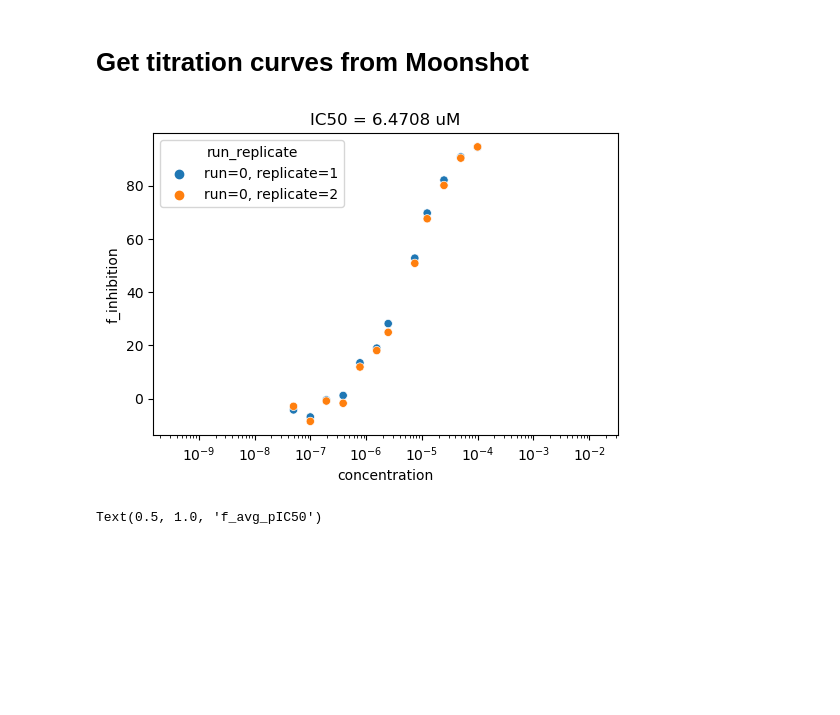
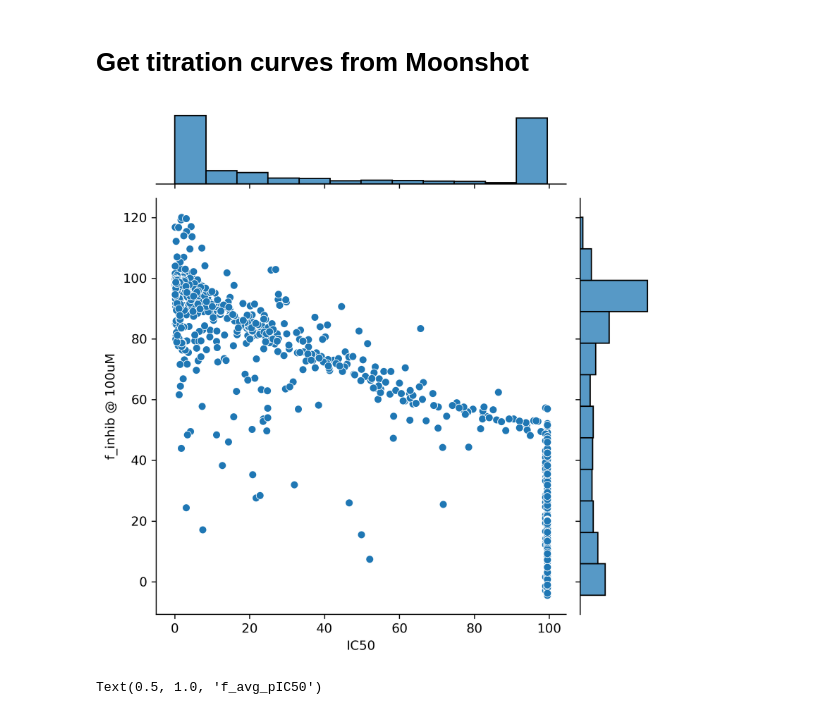
Before and after one commit to choderalab/pinot, a Jupyter notebook: scripts/moonshot_download/titration_download.ipynb, the cells around one changed output. Saved outputs shown, nothing was run; the diff lists cells and outputs as text; code cells hidden in the pictures; blank space fills up the shorter version.

```diff
--- a/scripts/moonshot_download/titration_download.ipynb
+++ b/scripts/moonshot_download/titration_download.ipynb
@@ -42,26 +44,49 @@ import matplotlib.pyplot as plt
 from collections import defaultdict
 import seaborn as sns
 
-idx = 700 # 1026
-data = process_results(ic50_results, idx=idx)
 
-fig, ax = plt.subplots(dpi=100)
-ax.set_xscale('log')
+import numpy as np
 
-sns.scatterplot(
-    data=data,
-    x='concentration',
-    y='f_inhibition',
-    hue='run_replicate',
-    ax=ax
-)
+f_inhibs = []
+ic50s = []
+for idx in range(len(ic50_results)):
 
-ic50 = ic50_results.iloc[idx].loc['f_avg_IC50']
-ic50 = round(ic50, 4)
-ax.set_title(f'IC50 = {ic50} uM')
-plt.show()
+    data = process_results(ic50_results, idx=idx)
+    ic50 = ic50_results.iloc[idx].loc['f_avg_IC50']
+    ic50s.append(ic50)
+
+    f_inhib_at_10uM = data['f_inhibition'].iloc[
+        np.argmin(abs(data['concentration'].values - 100e-6))
+    ]
+    f_inhibs.append(f_inhib_at_10uM)
+
+f_inhibs = np.array(f_inhibs)
+ic50s = np.array(ic50s)
+
+# fig, ax = plt.subplots(dpi=100)
+# ax.set_xscale('log')
+# sns.scatterplot(
+#     data=data,
+#     x='concentration',
+#     y='f_inhibition',
+#     hue='run_replicate',
+#     ax=ax
+# )
+# ic50 = round(ic50, 4)
+# ax.set_title(f'IC50 = {ic50} uM')
+# plt.show()
-# %% [output]
-[figure, removed]
+# %%
+ic50s_no_outlier = ic50s[f_inhibs > -5]
+f_inhibs_no_outlier = f_inhibs[f_inhibs > -5]
+
+g = sns.jointplot(
+    ic50s_no_outlier[ic50s_no_outlier < 130],
+    f_inhibs_no_outlier[ic50s_no_outlier < 130]
+)
+g.set_axis_labels(xlabel='IC50', ylabel='f_inhib @ 100uM')
+g.fig.set_dpi(300)
+# %% [output]
+[figure, added]
 # %%
 fig, ax = plt.subplots(figsize=(10, 5))
 sns.histplot(-np.log10(ic50_results['f_avg_IC50'] * 1e-6), ax=ax, bins=50)
```
Also changed, not shown: parts of 1 cell of this notebook, 1 other file.
